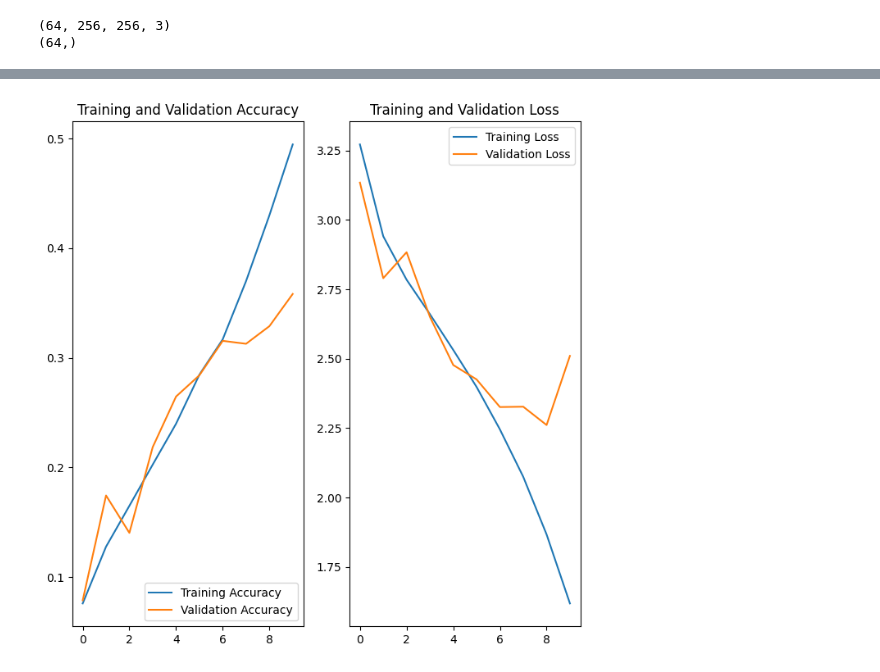
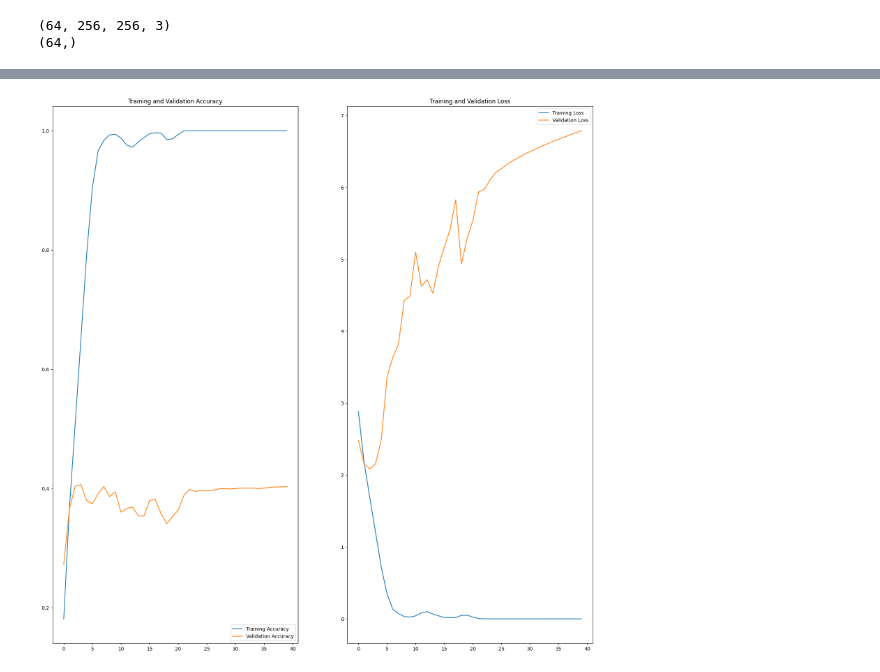
Before and after one commit to KaoticKas/OneFish-Disseration-Project, a Jupyter notebook: Model/project.ipynb, the cells around one changed output, grey strips where cells are left out. Cells and saved outputs as stored; diff of their text form; code cells hidden in the pictures.

```diff
--- a/Model/project.ipynb
+++ b/Model/project.ipynb
@@ -15,11 +15,11 @@ from keras.utils import to_categorical
 # %% [markdown]
 **Load Images**
 # %%
-img_dir = "C:/Users/kaoti/Desktop/Github/OneFish-Disseration-Project/Model/img"
+img_dir = "C:/Users/Kacper/Desktop/github/OneFish-Disseration-Project/Model/img"
 
 categories =[] # creates categories based on the names of the folders
 
 for x in os.listdir(img_dir):
     categories.append(x)
-print(categories[1])
+print(categories)
 # %% [output]
@@ -145,6 +160,6 @@ model.compile(optimizer='adam',
               loss=tf.keras.losses.SparseCategoricalCrossentropy(from_logits=True),
               metrics=['accuracy'])
 # %%
-epochs = 10
+epochs = 40
 history = model.fit(train_ds, validation_data=val_ds, epochs = epochs)
 # %% [output]
@@ -171,24 +184,24 @@ Epoch 10/10
 # %%
 acc = history.history['accuracy']
 val_acc = history.history['val_accuracy']
 
 loss = history.history['loss']
 val_loss = history.history['val_loss']
 
 epochs_range = range(epochs)
 
-plt.figure(figsize=(8, 8))
+plt.figure(figsize=(20, 20))
 plt.subplot(1, 2, 1)
 plt.plot(epochs_range, acc, label='Training Accuracy')
 plt.plot(epochs_range, val_acc, label='Validation Accuracy')
 plt.legend(loc='lower right')
 plt.title('Training and Validation Accuracy')
 
 plt.subplot(1, 2, 2)
 plt.plot(epochs_range, loss, label='Training Loss')
 plt.plot(epochs_range, val_loss, label='Validation Loss')
 plt.legend(loc='upper right')
 plt.title('Training and Validation Loss')
 plt.show()
 # %% [output]
-[figure, old version]
+[figure, new version]
```
Also changed, not shown: parts of 5 cells of this notebook, 20 other files.
